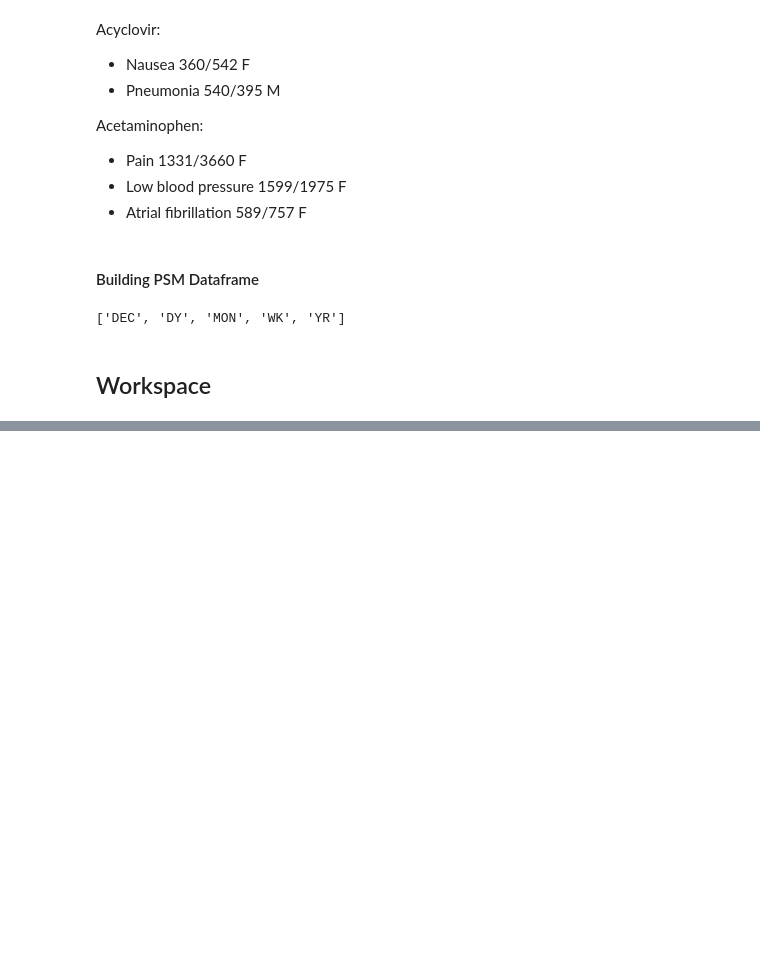
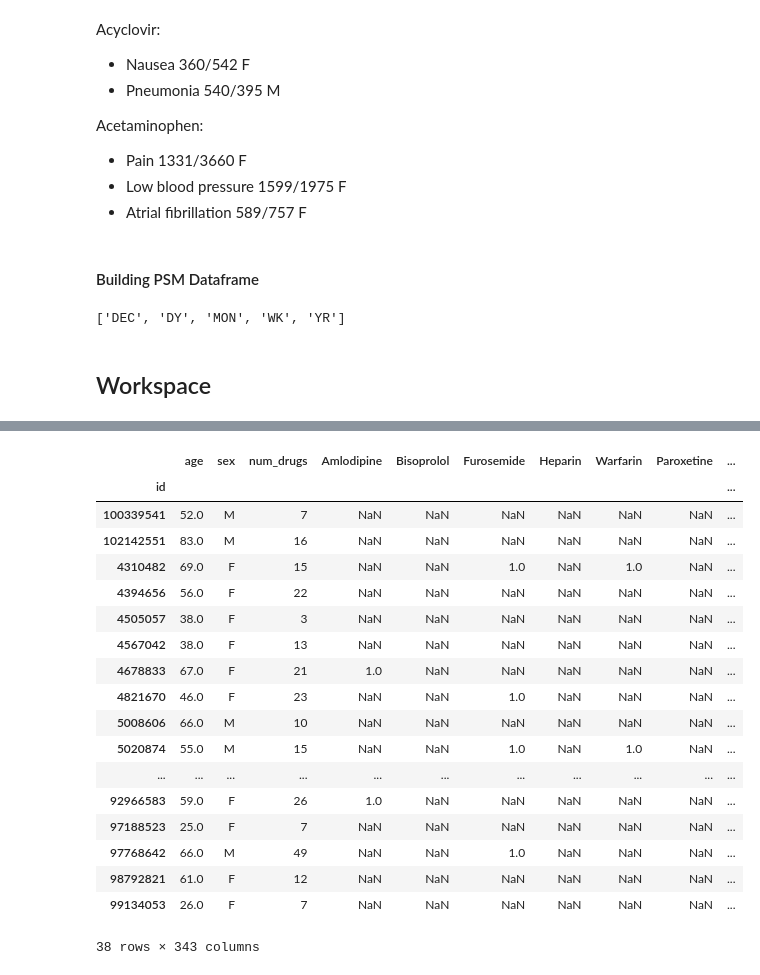
Before and after one commit to tatonetti-lab/sex_risks, a Jupyter notebook: Drugs with Sex Risks.ipynb, the cells around one changed output, grey strips where cells are left out. Saved outputs shown, nothing was run; the diff lists cells and outputs as text; code cells hidden in the pictures; blank space fills up the shorter version.

```diff
--- a/Drugs with Sex Risks.ipynb
+++ b/Drugs with Sex Risks.ipynb
@@ -2542,0 +2555,13 @@ pd.read_feather(ROOT+"PSM/Acetaminophen Trial/Prepped for PSM.feather").set_inde
+# %%
+MAX_ERROR = 0.01
+for caseID, caseDATA in exposed[14:15].iterrows():
+    casePS = float(caseDATA.Propensity)
+    matches = np.array([caseID, casePS]).reshape(1,2)
+    for ctrID, ctrDATA in unexposed.iterrows():
+        ctrPS = float(ctrDATA.Propensity)
+        if ((abs(ctrPS-casePS))<=MAX_ERROR):
+            matches = np.append(matches,values=[[ctrID,ctrPS]],axis=0)
+# %%
+case1 = pd.DataFrame(data=matches, columns=['id','pscore'])
+case1_data = TRIAL_PSM[TRIAL_PSM.index.isin(case1['id'])].replace(0,np.nan).dropna(axis=1, how='all')
+case1_data.iloc[:1].dropna(axis=1, how='all')
@@ -2542,0 +2572,22 @@ pd.read_feather(ROOT+"PSM/Acetaminophen Trial/Prepped for PSM.feather").set_inde
+# %%
+case1_data.iloc[1:]
+# %% [output]
+|  | age | sex | num_drugs | Amlodipine | Bisoprolol | Furosemide | Heparin | Warfarin | Paroxetine | ... |
+| id |  |  |  |  |  |  |  |  |  | ... |
+| 100339541 | 52.0 | M | 7 | NaN | NaN | NaN | NaN | NaN | NaN | ... |
+| 102142551 | 83.0 | M | 16 | NaN | NaN | NaN | NaN | NaN | NaN | ... |
+| 4310482 | 69.0 | F | 15 | NaN | NaN | 1.0 | NaN | 1.0 | NaN | ... |
+| 4394656 | 56.0 | F | 22 | NaN | NaN | NaN | NaN | NaN | NaN | ... |
+| 4505057 | 38.0 | F | 3 | NaN | NaN | NaN | NaN | NaN | NaN | ... |
+| 4567042 | 38.0 | F | 13 | NaN | NaN | NaN | NaN | NaN | NaN | ... |
+| 4678833 | 67.0 | F | 21 | 1.0 | NaN | NaN | NaN | NaN | NaN | ... |
+| 4821670 | 46.0 | F | 23 | NaN | NaN | 1.0 | NaN | NaN | NaN | ... |
+| 5008606 | 66.0 | M | 10 | NaN | NaN | NaN | NaN | NaN | NaN | ... |
+| 5020874 | 55.0 | M | 15 | NaN | NaN | 1.0 | NaN | 1.0 | NaN | ... |
+| ... | ... | ... | ... | ... | ... | ... | ... | ... | ... | ... |
+| 92966583 | 59.0 | F | 26 | 1.0 | NaN | NaN | NaN | NaN | NaN | ... |
+| 97188523 | 25.0 | F | 7 | NaN | NaN | NaN | NaN | NaN | NaN | ... |
+| 97768642 | 66.0 | M | 49 | NaN | NaN | 1.0 | NaN | NaN | NaN | ... |
+| 98792821 | 61.0 | F | 12 | NaN | NaN | NaN | NaN | NaN | NaN | ... |
+| 99134053 | 26.0 | F | 7 | NaN | NaN | NaN | NaN | NaN | NaN | ... |
+38 rows × 343 columns
```
Also changed, not shown: parts of 14 cells of this notebook.
